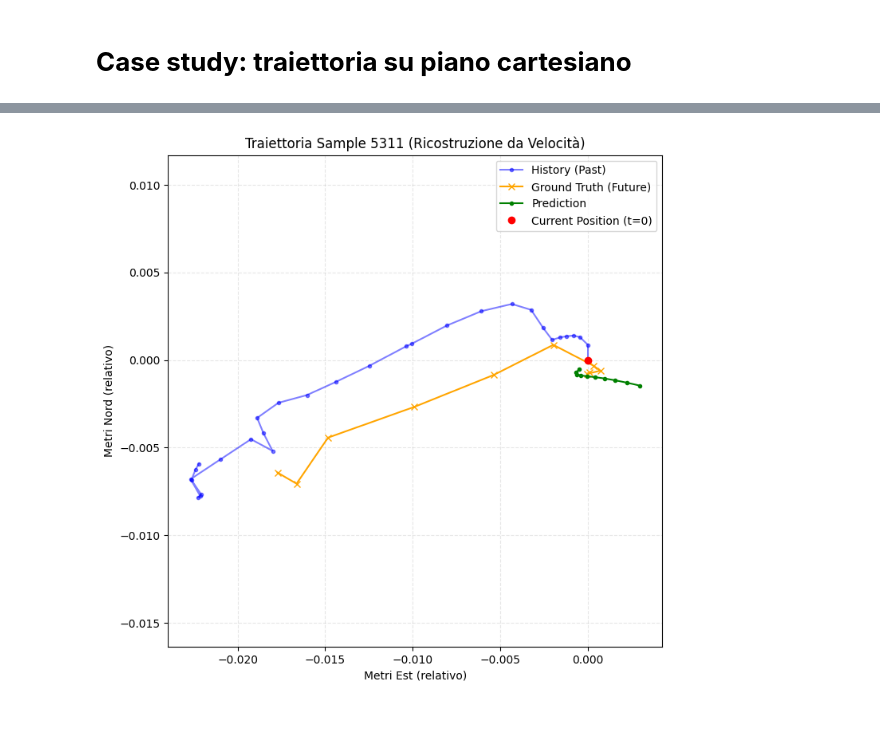
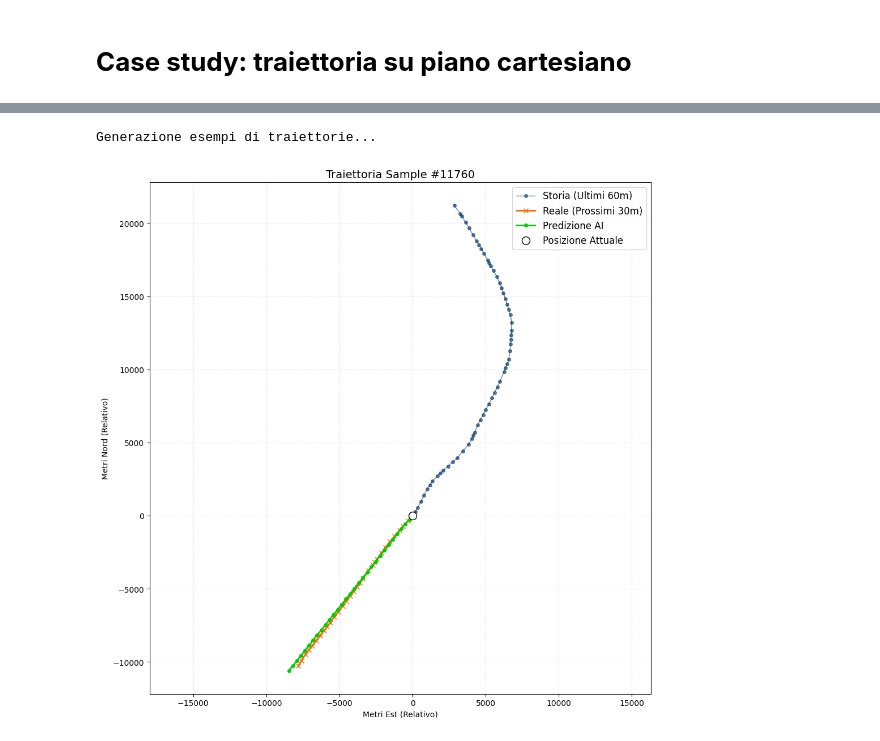
Before and after one commit to matteraggi/maritimeAIS, a Jupyter notebook: TrainingAIS.ipynb, the cells around one changed output, grey strips where cells are left out. Drawn from its saved outputs; the diff is of its cells as text; code cells hidden in the pictures.

```diff
--- a/TrainingAIS.ipynb
+++ b/TrainingAIS.ipynb
@@ -584,13 +549,4 @@ Epoch 10/10 | TF=0.116 | Train=0.0458 | Val=0.0436
 # %%
-model_lstm = BiLSTMSeq2Seq(
-    input_size=INPUT_SIZE,
-    enc_hidden_size=HIDDEN_SIZE,
-    dec_hidden_size=HIDDEN_SIZE,
-    num_layers=NUM_LAYERS,
-    future_len=FUTURE_LEN,
-    dropout=0.2,
-)
-
 # caricamento del modello dalla cartella "models"
 state = torch.load("models/best_model_lstm.pt", map_location="cpu")
 model_lstm.load_state_dict(state)
@@ -1011,3 +1078,0 @@ def plot_case_study(model, df_split, owners_split, X_test, i, std_xy,
-# %%
-i = np.random.randint(0, len(X_test))
-plot_case_study(model, df_test, owners_test, X_test, i, std_xy)
@@ -1018,50 +1079,74 @@ plot_case_study(model, df_test, owners_test, X_test, i, std_xy)
 # %%
 def plot_trajectory_reconstruction(model, X, y_true, i, std_delta):
+    """
+    Visualizza la traiettoria passata, futura reale e futura predetta.
+    Tutto in metri relativi rispetto alla posizione attuale (0,0).
+    """
     model.eval()
 
+    # Sposta su GPU se necessario
+    inp = torch.tensor(X[i:i+1], dtype=torch.float32).to(device)
+
     # 1. Predizione (Output = Delta Normalizzati)
-    inp = torch.tensor(X[i:i+1])
     with torch.no_grad():
         # (1, Future, 2)
+        # tf_ratio=0.0 perché in test non si usa mai il teacher forcing
         pred_delta_norm = model(inp, y_teacher=None, tf_ratio=0.0)[0].cpu().numpy()
 
     # 2. Denormalizza (Torna in Metri)
-    # y_true[i] è già normalizzato dalla funzione create_sequences_deltas
+    # y_true[i] è già normalizzato. std_delta è la scala [x_scale, y_scale]
     pred_delta_m = pred_delta_norm * std_delta
     true_delta_m = y_true[i] * std_delta
 
-    # 3. Ricostruisci Traiettoria (Somma Cumulativa)
+    # 3. Ricostruisci Traiettoria Futura (Somma Cumulativa)
     # Partiamo da (0,0) come "ultimo punto noto"
     pred_path = np.cumsum(pred_delta_m, axis=0)
     true_path = np.cumsum(true_delta_m, axis=0)
 
-    # 4. Ricostruisci History (per contesto)
+    # 4. Ricostruisci History (per contesto visivo)
     # X[i, :, :2] sono i delta passati normalizzati
     hist_delta_m = X[i, :, :2] * std_delta
-    # Ricostruiamo la history all'indietro per farla finire a (0,0)
-    # Modo semplice: cumsum e poi shift
-    hist_path = np.cumsum(hist_delta_m, axis=0)
-    hist_path = hist_path - hist_path[-1] # Ora l'ultimo punto è (0,0)
+
+    # Ricostruiamo la history all'indietro
+    # Calcoliamo il percorso relativo dal primo punto della history
+    hist_path_raw = np.cumsum(hist_delta_m, axis=0)
+    # Shiftiamo tutto in modo che l'ultimo punto della history sia (0,0)
+    hist_path = hist_path_raw - hist_path_raw[-1]
 
     # 5. Plot
-    plt.figure(figsize=(8,8))
-    plt.plot(hist_path[:,0], hist_path[:,1], 'o-', label='History (Past)', alpha=0.5, markersize=3, color='blue')
-    plt.plot(true_path[:,0], true_path[:,1], 'x-', label='Ground Truth (Future)', color='orange')
-    plt.plot(pred_path[:,0], pred_path[:,1], '.-', label='Prediction', color='green')
+    plt.figure(figsize=(10, 10))
+
+    # Storia (Blu scuro)
+    plt.plot(hist_path[:,0], hist_path[:,1], 'o-', label='Storia (Ultimi 60m)',
+             alpha=0.6, markersize=4, color='#003366', linewidth=1)
+
+    # Futuro Vero (Arancione)
+    plt.plot(true_path[:,0], true_path[:,1], 'x-', label='Reale (Prossimi 30m)',
+             color='#FF6600', linewidth=2, markersize=6)
+
+    # Futuro Predetto (Verde)
+    plt.plot(pred_path[:,0], pred_path[:,1], '.-', label='Predizione AI',
+             color='#00CC00', linewidth=2, markersize=8)
 
     # Punto zero (Ora)
-    plt.plot(0, 0, 'ro', label="Current Position (t=0)", zorder=5)
+    plt.plot(0, 0, 'wo', markeredgecolor='black', markersize=10, label="Posizione Attuale", zorder=10)
 
-    plt.legend()
+    plt.legend(fontsize=12)
     plt.grid(True, alpha=0.3, linestyle='--')
-    plt.axis('equal')
-    plt.xlabel("Metri Est (relativo)")
-    plt.ylabel("Metri Nord (relativo)")
-    plt.title(f"Traiettoria Sample {i} (Ricostruzione da Velocità)")
+    plt.axis('equal') # Fondamentale per non distorcere le curve
+
+    plt.xlabel("Metri Est (Relativo)")
+    plt.ylabel("Metri Nord (Relativo)")
+    plt.title(f"Traiettoria Sample #{i}", fontsize=14)
+    plt.tight_layout()
     plt.show()
 
-# Test
-idx = np.random.randint(0, len(X_test))
-plot_trajectory_reconstruction(model_lstm, X_test, y_test, idx, STD_DELTA)
+# --- ESECUZIONE TEST ---
+# Genera 3 esempi casuali per vedere come si comporta
+print("Generazione esempi di traiettorie...")
+for _ in range(3):
+    idx = np.random.randint(0, len(X_test))
+    plot_trajectory_reconstruction(model_lstm, X_test, y_test, idx, STD_DELTA)
 # %% [output]
+Generazione esempi di traiettorie...
-[figure, old version]
+[figure, new version]
```
Also changed, not shown: parts of 50 cells of this notebook, 12 other files.
